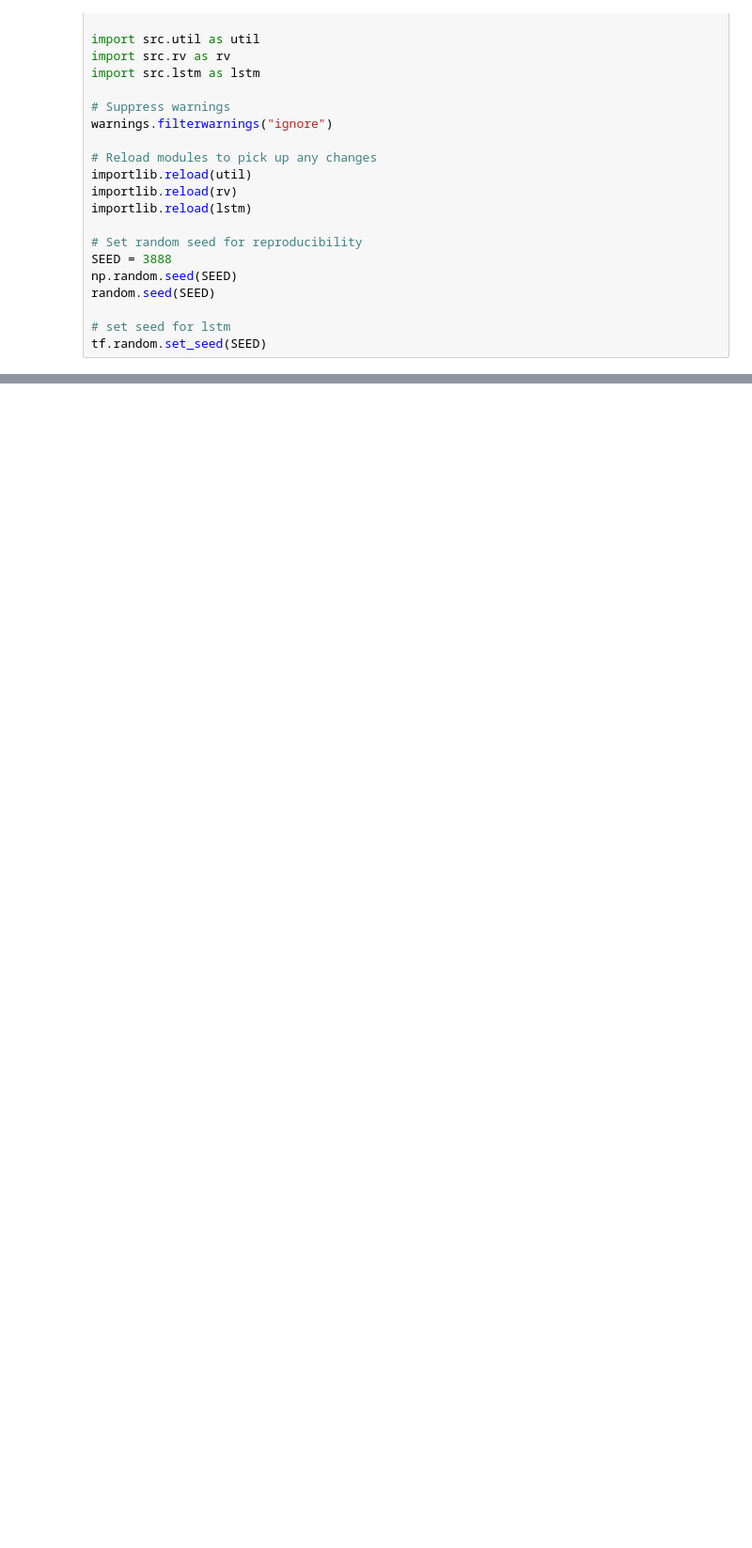
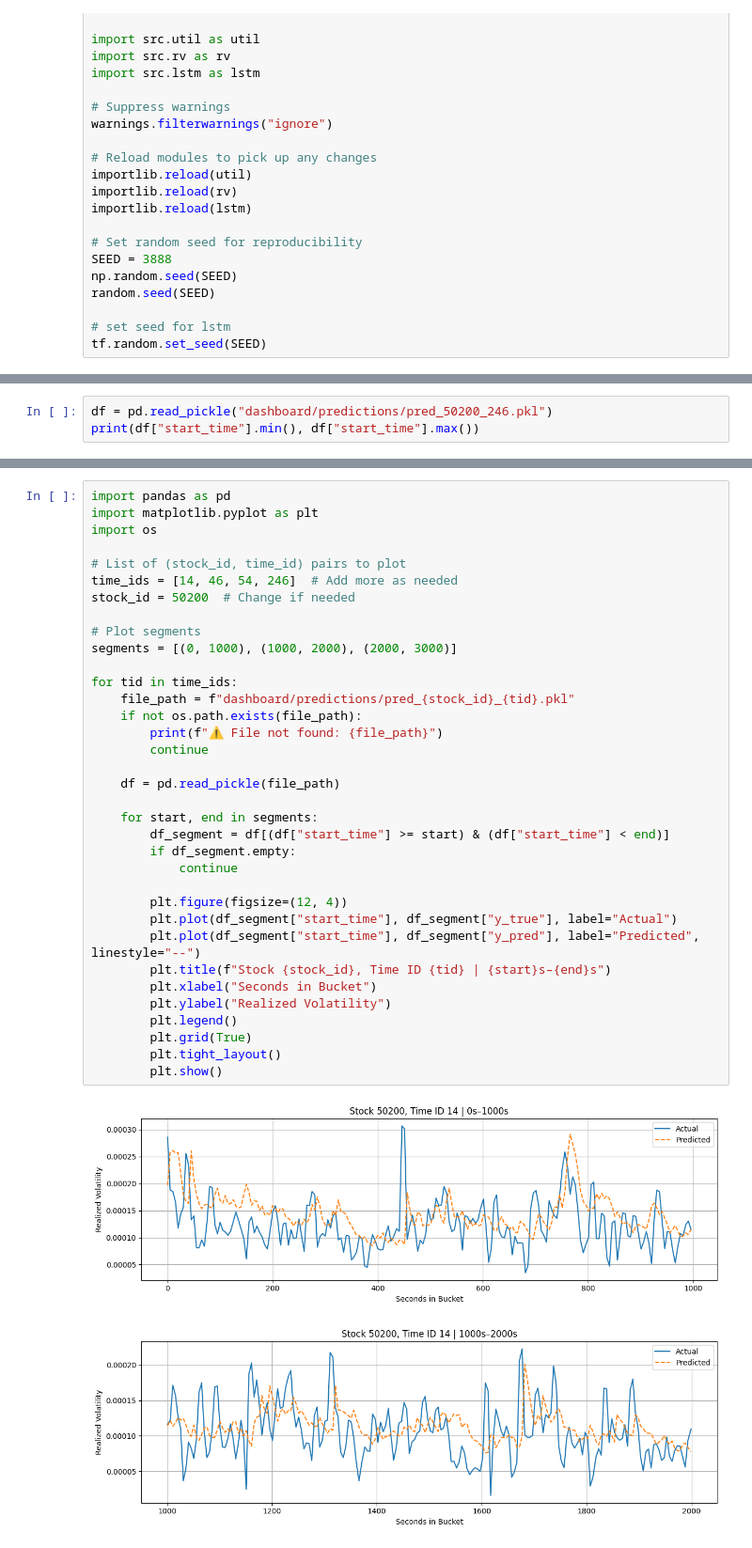
Before and after one commit to mofrui/volatility-analysis, a Jupyter notebook: report_copy.ipynb, the cells around one changed output, grey strips where cells are left out. Shown at 94% size. Cells and saved outputs as stored; diff of their text form; blank space fills up the shorter version.

Commit message:
time id check for dashbaord

```diff
--- a/report_copy.ipynb
+++ b/report_copy.ipynb
@@ -489,0 +256,3 @@ display(comparison_df)
+# %%
+df = pd.read_pickle("dashboard/predictions/pred_50200_246.pkl")
+print(df["start_time"].min(), df["start_time"].max())
@@ -489,0 +265,38 @@ display(comparison_df)
+# %%
+import pandas as pd
+import matplotlib.pyplot as plt
+import os
+
+# List of (stock_id, time_id) pairs to plot
+time_ids = [14, 46, 54, 246]  # Add more as needed
+stock_id = 50200  # Change if needed
+
+# Plot segments
+segments = [(0, 1000), (1000, 2000), (2000, 3000)]
+
+for tid in time_ids:
+    file_path = f"dashboard/predictions/pred_{stock_id}_{tid}.pkl"
+    if not os.path.exists(file_path):
+        print(f"⚠️ File not found: {file_path}")
+        continue
+
+    df = pd.read_pickle(file_path)
+
+    for start, end in segments:
+        df_segment = df[(df["start_time"] >= start) & (df["start_time"] < end)]
+        if df_segment.empty:
+            continue
+
+        plt.figure(figsize=(12, 4))
+        plt.plot(df_segment["start_time"], df_segment["y_true"], label="Actual")
+        plt.plot(df_segment["start_time"], df_segment["y_pred"], label="Predicted", linestyle="--")
+        plt.title(f"Stock {stock_id}, Time ID {tid} | {start}s–{end}s")
+        plt.xlabel("Seconds in Bucket")
+        plt.ylabel("Realized Volatility")
+        plt.legend()
+        plt.grid(True)
+        plt.tight_layout()
+        plt.show()
+# %% [output]
+[figure, added]
+[figure, added]
```
Also changed, not shown: parts of 42 cells of this notebook, 16 other files.
